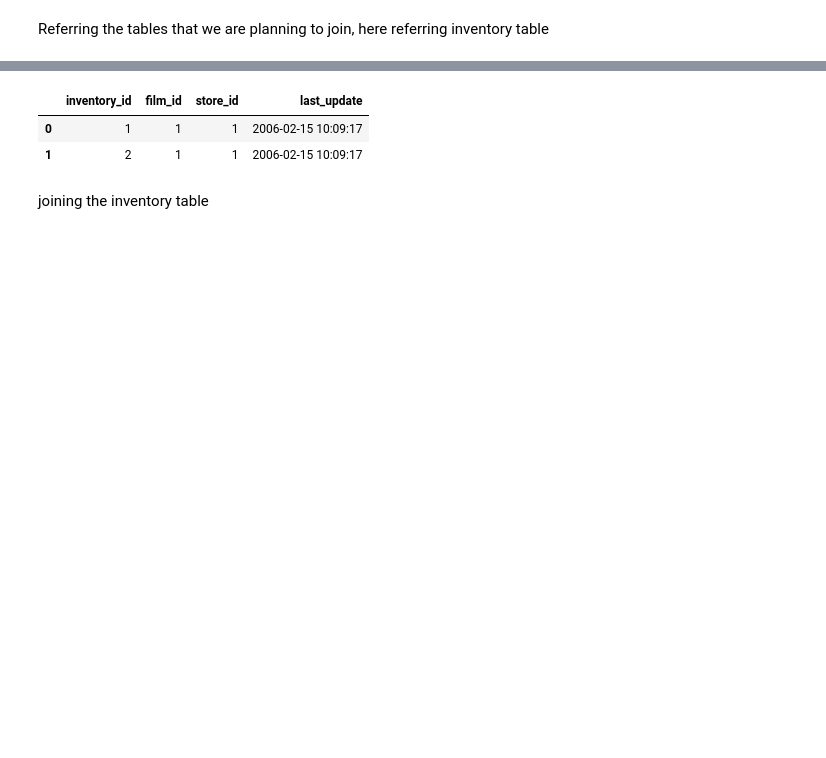
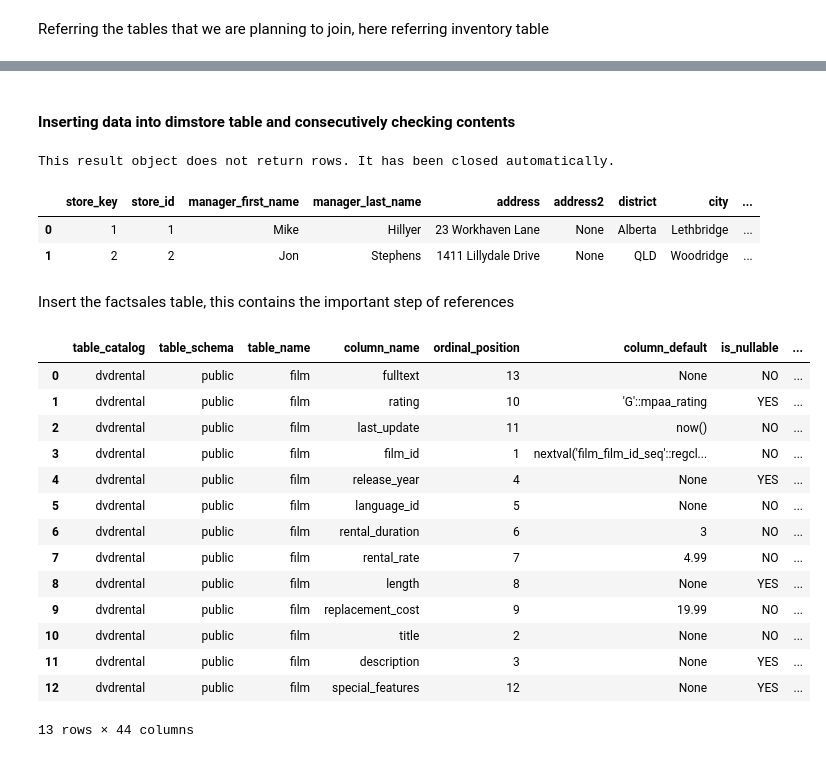
Before and after one commit to idjey/DEtheHardWay, a Jupyter notebook: dvdrental_SchemaImplementation.ipynb, the cells around one changed output, grey strips where cells are left out. Cells and saved outputs as stored; diff of their text form; code cells hidden in the pictures; blank space fills up the shorter version.

```diff
--- a/dvdrental_SchemaImplementation.ipynb
+++ b/dvdrental_SchemaImplementation.ipynb
@@ -109,9 +373,57 @@ Referring the tables that we are planning to join, here referring inventory tabl
+# %% [markdown]
+#### Inserting data into dimstore table and consecutively checking contents
 # %%
-queryInventory = f"""SELECT * FROM inventory"""
-queryBase(queryInventory,credentials).head(2)
+insertStore = """
+        INSERT INTO dimstore(store_key,store_id,start_date,end_date,
+            address,address2,district,city,country,
+            postal_code,manager_first_name,manager_last_name)
+            SELECT s.store_id as store_key,
+                s.store_id,
+                now() as start_date,
+                now() as end_date,
+                a.address,
+                a.address2,
+                a.district,
+                ci.city,
+                co.country,
+                postal_code,
+                st.first_name as manager_first_name,
+                st.last_name as manager_last_name
+            FROM store AS s
+            JOIN staff AS st ON s.manager_staff_id = st.staff_id
+            JOIN address AS a ON st.address_id = a.address_id
+            JOIN city AS ci ON a.city_id = ci.city_id
+            JOIN country AS co ON ci.country_id = co.country_id;
+"""
+#before FROM there comma should not be there
-# %% [output]
-|  | inventory_id | film_id | store_id | last_update |
-| 0 | 1 | 1 | 1 | 2006-02-15 10:09:17 |
-| 1 | 2 | 1 | 1 | 2006-02-15 10:09:17 |
+# %%
+queryTable(insertStore,credentials)
+# %% [output]
+This result object does not return rows. It has been closed automatically.
+# %%
+queryCheckdimStore = """SELECT * FROM dimstore"""
+queryBase(queryCheckdimStore,credentials).head(2)
+# %% [output]
+|  | store_key | store_id | manager_first_name | manager_last_name | address | address2 | district | city | ... |
+| 0 | 1 | 1 | Mike | Hillyer | 23 Workhaven Lane | None | Alberta | Lethbridge | ... |
+| 1 | 2 | 2 | Jon | Stephens | 1411 Lillydale Drive | None | QLD | Woodridge | ... |
 # %% [markdown]
-joining the inventory table
+Insert the factsales table, this contains the important step of references
+# %%
+getSchema('film',credentials)
+# %% [output]
+|  | table_catalog | table_schema | table_name | column_name | ordinal_position | column_default | is_nullable | ... |
+| 0 | dvdrental | public | film | fulltext | 13 | None | NO | ... |
+| 1 | dvdrental | public | film | rating | 10 | 'G'::mpaa_rating | YES | ... |
+| 2 | dvdrental | public | film | last_update | 11 | now() | NO | ... |
+| 3 | dvdrental | public | film | film_id | 1 | nextval('film_film_id_seq'::regcl... | NO | ... |
+| 4 | dvdrental | public | film | release_year | 4 | None | YES | ... |
+| 5 | dvdrental | public | film | language_id | 5 | None | NO | ... |
+| 6 | dvdrental | public | film | rental_duration | 6 | 3 | NO | ... |
+| 7 | dvdrental | public | film | rental_rate | 7 | 4.99 | NO | ... |
+| 8 | dvdrental | public | film | length | 8 | None | YES | ... |
+| 9 | dvdrental | public | film | replacement_cost | 9 | 19.99 | NO | ... |
+| 10 | dvdrental | public | film | title | 2 | None | NO | ... |
+| 11 | dvdrental | public | film | description | 3 | None | YES | ... |
+| 12 | dvdrental | public | film | special_features | 12 | None | YES | ... |
+13 rows × 44 columns
```
Also changed, not shown: parts of 67 cells of this notebook.
